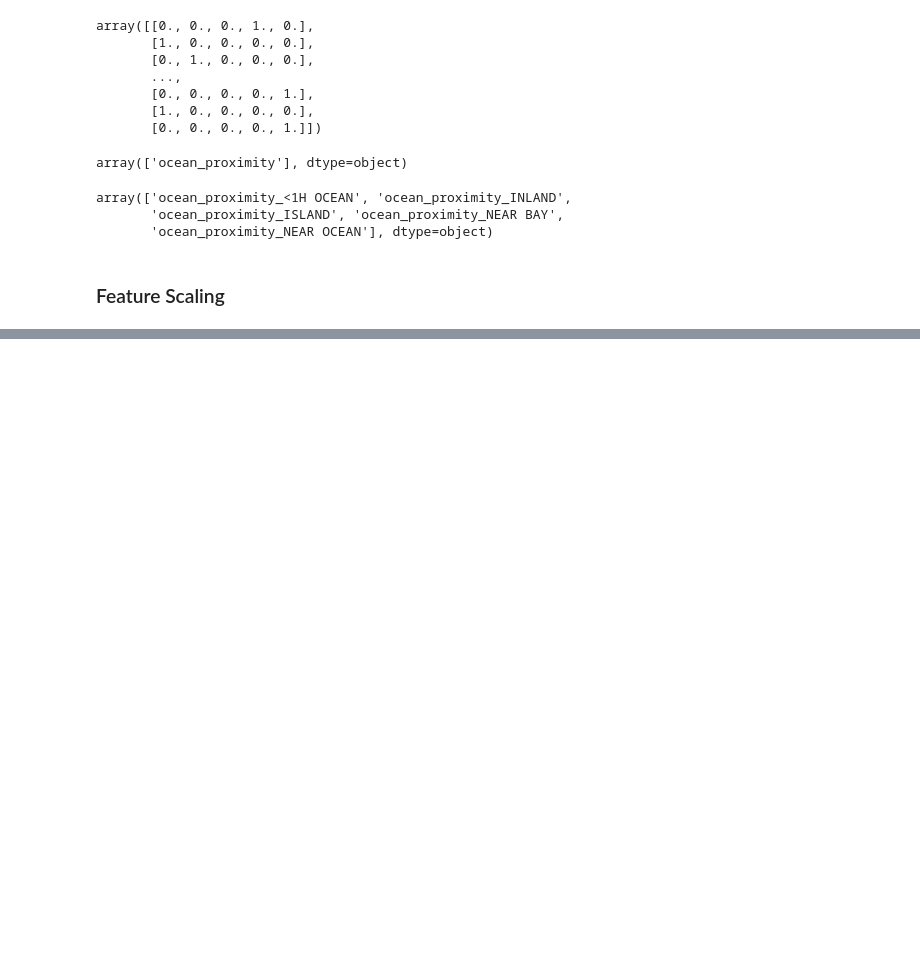
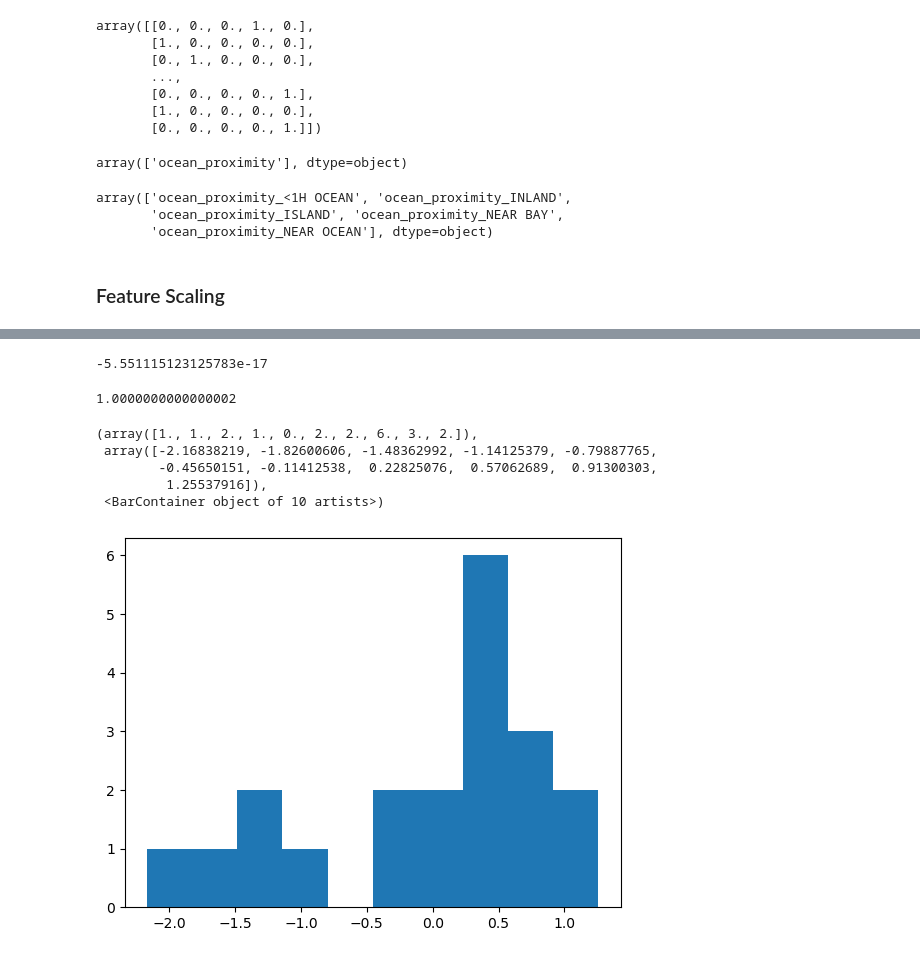
Before and after one commit to uniquerockrz/Source, a Jupyter notebook: Machine Learning/101 Hands On ML/01_End_To_End_ML_Project.ipynb, the cells around one changed output, grey strips where cells are left out. Drawn from its saved outputs; the diff is of its cells as text; code cells hidden in the pictures; blank space fills up the shorter version.

```diff
--- a/Machine Learning/101 Hands On ML/01_End_To_End_ML_Project.ipynb
+++ b/Machine Learning/101 Hands On ML/01_End_To_End_ML_Project.ipynb
@@ -461,0 +535,4 @@ array(['ocean_proximity_<1H OCEAN', 'ocean_proximity_INLAND',
+# %%
+std_scaler2 = StandardScaler()
+# %%
+a_reshaped = std_scaler2.fit_transform(a.reshape(-1, 1))
@@ -461,0 +541,17 @@ array(['ocean_proximity_<1H OCEAN', 'ocean_proximity_INLAND',
+# %%
+a_reshaped_as_one.mean()
+# %% [output]
+-5.551115123125783e-17
+# %%
+a_reshaped_as_one.std()
+# %% [output]
+1.0000000000000002
+# %%
+plt.hist(a_reshaped.reshape(1, -1)[0])
+# %% [output]
+(array([1., 1., 2., 1., 0., 2., 2., 6., 3., 2.]),
+ array([-2.16838219, -1.82600606, -1.48362992, -1.14125379, -0.79887765,
+        -0.45650151, -0.11412538,  0.22825076,  0.57062689,  0.91300303,
+         1.25537916]),
+ <BarContainer object of 10 artists>)
+[figure, added]
```
Also changed, not shown: parts of 17 cells of this notebook, 2 other files.
